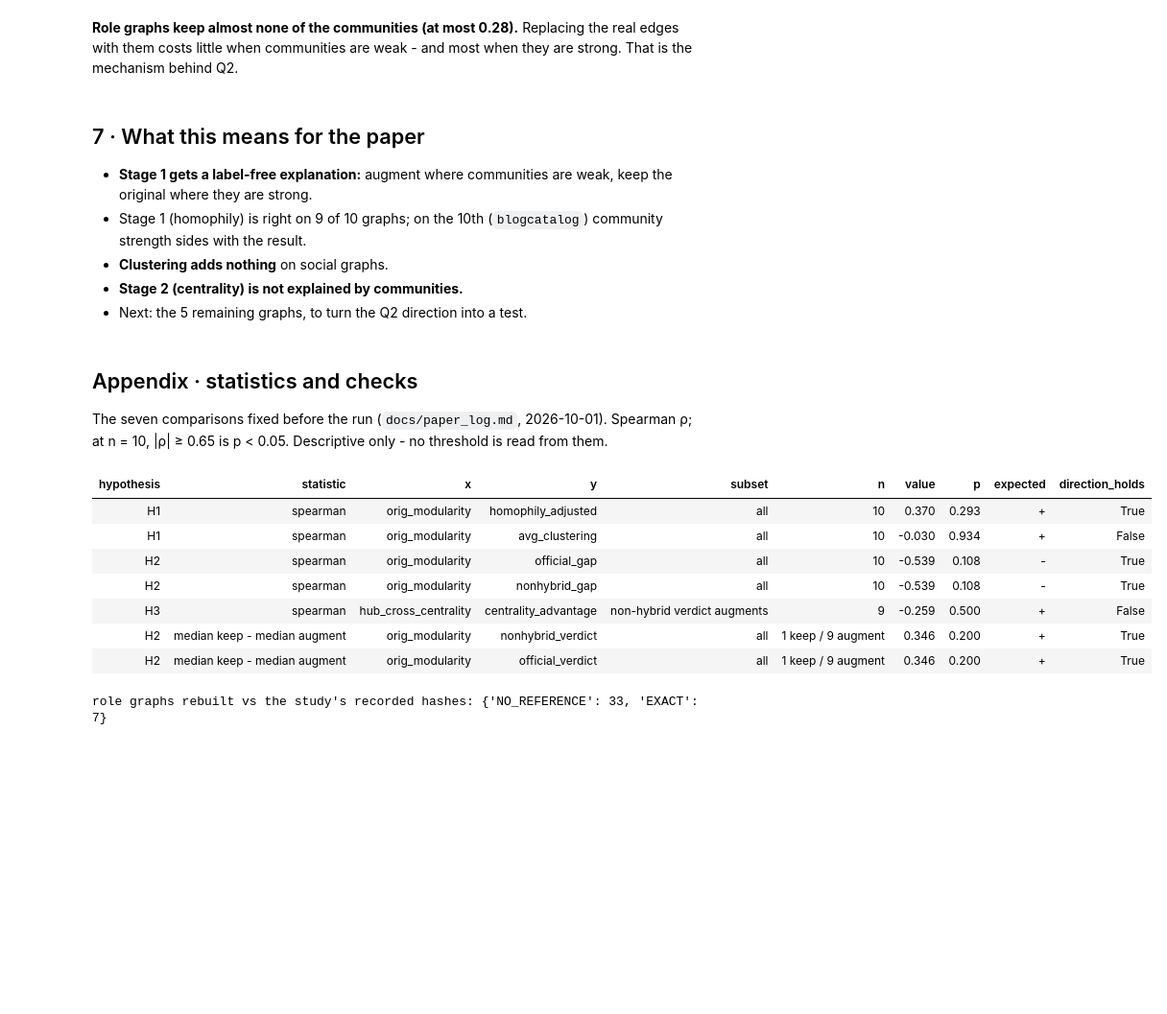
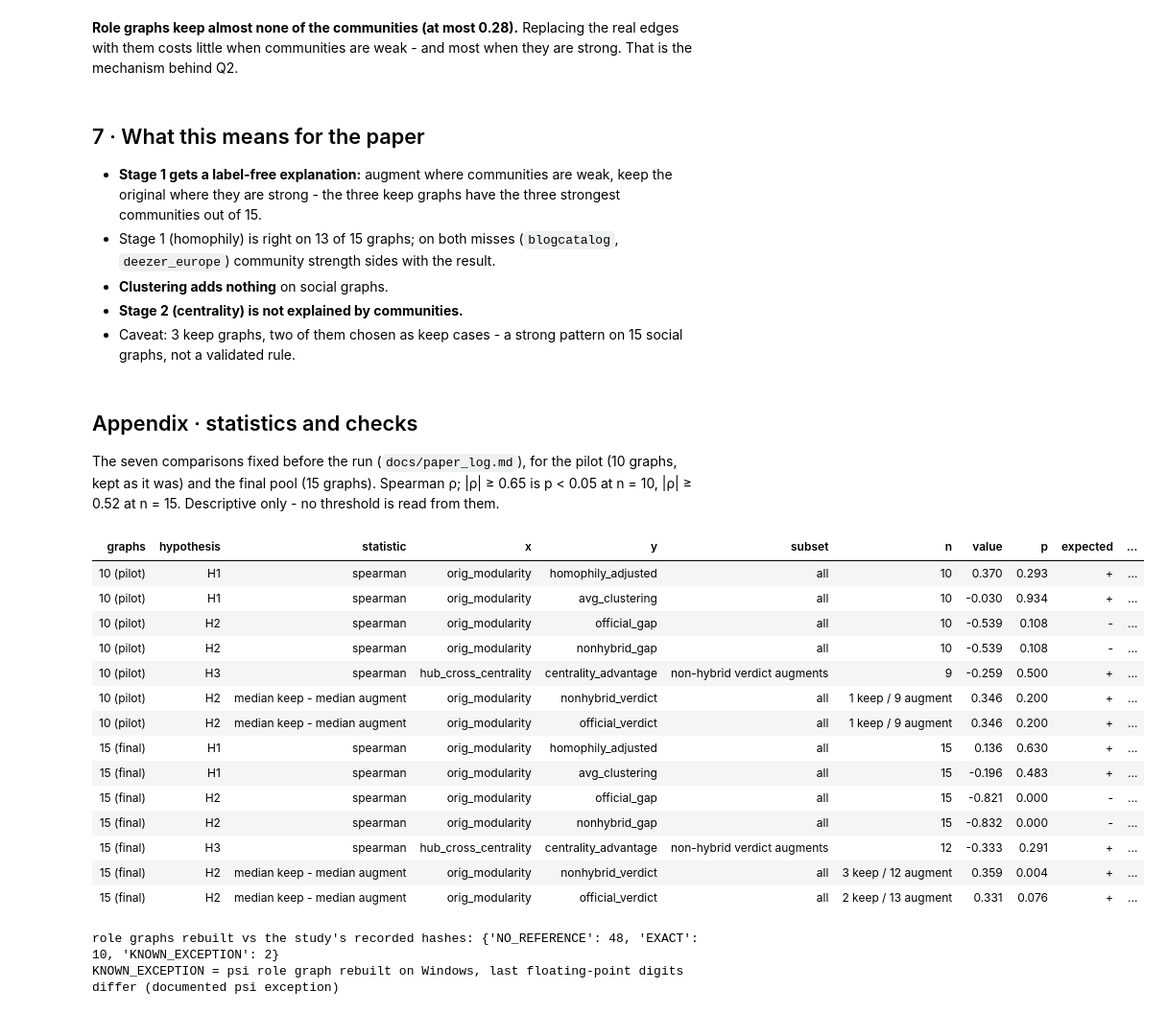
Before and after one commit to SafiUllahAdam/virgo-repro, a Jupyter notebook: notebooks/9-community_detection_social.ipynb, the cells around one changed output. Shown at 96% size. Saved outputs shown, nothing was run; the diff lists cells and outputs as text; code cells hidden in the pictures; blank space fills up the shorter version.

```diff
--- a/notebooks/9-community_detection_social.ipynb
+++ b/notebooks/9-community_detection_social.ipynb
@@ -277,25 +330,35 @@ show(k)
 # %% [markdown]
 ## 7 · What this means for the paper
 
-- **Stage 1 gets a label-free explanation:** augment where communities are weak, keep the original where they are strong.
-- Stage 1 (homophily) is right on 9 of 10 graphs; on the 10th (`blogcatalog`) community strength sides with the result.
+- **Stage 1 gets a label-free explanation:** augment where communities are weak, keep the original where they are strong - the three keep graphs have the three strongest communities out of 15.
+- Stage 1 (homophily) is right on 13 of 15 graphs; on both misses (`blogcatalog`, `deezer_europe`) community strength sides with the result.
 - **Clustering adds nothing** on social graphs.
 - **Stage 2 (centrality) is not explained by communities.**
-- Next: the 5 remaining graphs, to turn the Q2 direction into a test.
+- Caveat: 3 keep graphs, two of them chosen as keep cases - a strong pattern on 15 social graphs, not a validated rule.
 # %% [markdown]
 ## Appendix · statistics and checks
 
-The seven comparisons fixed before the run (`docs/paper_log.md`, 2026-10-01). Spearman ρ; at n = 10, |ρ| ≥ 0.65 is p < 0.05. Descriptive only - no threshold is read from them.
+The seven comparisons fixed before the run (`docs/paper_log.md`), for the pilot (10 graphs, kept as it was) and the final pool (15 graphs). Spearman ρ; |ρ| ≥ 0.65 is p < 0.05 at n = 10, |ρ| ≥ 0.52 at n = 15. Descriptive only - no threshold is read from them.
 # %%
-show(corr, digits=3)
+both = pd.concat([corr10.assign(graphs="10 (pilot)"), corr.assign(graphs="15 (final)")], ignore_index=True)
+show(both[["graphs"] + list(corr.columns)], digits=3)
 print("role graphs rebuilt vs the study's recorded hashes:", dict(graphs.hash_status.value_counts()))
+print("KNOWN_EXCEPTION = psi role graph rebuilt on Windows, last floating-point digits differ (documented psi exception)")
 # %% [output]
-| hypothesis | statistic | x | y | subset | n | value | p | expected | direction_holds |
-| H1 | spearman | orig_modularity | homophily_adjusted | all | 10 | 0.370 | 0.293 | + | True |
-| H1 | spearman | orig_modularity | avg_clustering | all | 10 | -0.030 | 0.934 | + | False |
-| H2 | spearman | orig_modularity | official_gap | all | 10 | -0.539 | 0.108 | - | True |
-| H2 | spearman | orig_modularity | nonhybrid_gap | all | 10 | -0.539 | 0.108 | - | True |
-| H3 | spearman | hub_cross_centrality | centrality_advantage | non-hybrid verdict augments | 9 | -0.259 | 0.500 | + | False |
-| H2 | median keep - median augment | orig_modularity | nonhybrid_verdict | all | 1 keep / 9 augment | 0.346 | 0.200 | + | True |
-| H2 | median keep - median augment | orig_modularity | official_verdict | all | 1 keep / 9 augment | 0.346 | 0.200 | + | True |
+| graphs | hypothesis | statistic | x | y | subset | n | value | p | expected | ... |
+| 10 (pilot) | H1 | spearman | orig_modularity | homophily_adjusted | all | 10 | 0.370 | 0.293 | + | ... |
+| 10 (pilot) | H1 | spearman | orig_modularity | avg_clustering | all | 10 | -0.030 | 0.934 | + | ... |
+| 10 (pilot) | H2 | spearman | orig_modularity | official_gap | all | 10 | -0.539 | 0.108 | - | ... |
+| 10 (pilot) | H2 | spearman | orig_modularity | nonhybrid_gap | all | 10 | -0.539 | 0.108 | - | ... |
+| 10 (pilot) | H3 | spearman | hub_cross_centrality | centrality_advantage | non-hybrid verdict augments | 9 | -0.259 | 0.500 | + | ... |
+| 10 (pilot) | H2 | median keep - median augment | orig_modularity | nonhybrid_verdict | all | 1 keep / 9 augment | 0.346 | 0.200 | + | ... |
+| 10 (pilot) | H2 | median keep - median augment | orig_modularity | official_verdict | all | 1 keep / 9 augment | 0.346 | 0.200 | + | ... |
+| 15 (final) | H1 | spearman | orig_modularity | homophily_adjusted | all | 15 | 0.136 | 0.630 | + | ... |
+| 15 (final) | H1 | spearman | orig_modularity | avg_clustering | all | 15 | -0.196 | 0.483 | + | ... |
+| 15 (final) | H2 | spearman | orig_modularity | official_gap | all | 15 | -0.821 | 0.000 | - | ... |
+| 15 (final) | H2 | spearman | orig_modularity | nonhybrid_gap | all | 15 | -0.832 | 0.000 | - | ... |
+| 15 (final) | H3 | spearman | hub_cross_centrality | centrality_advantage | non-hybrid verdict augments | 12 | -0.333 | 0.291 | + | ... |
+| 15 (final) | H2 | median keep - median augment | orig_modularity | nonhybrid_verdict | all | 3 keep / 12 augment | 0.359 | 0.004 | + | ... |
+| 15 (final) | H2 | median keep - median augment | orig_modularity | official_verdict | all | 2 keep / 13 augment | 0.331 | 0.076 | + | ... |
-role graphs rebuilt vs the study's recorded hashes: {'NO_REFERENCE': 33, 'EXACT': 7}
+role graphs rebuilt vs the study's recorded hashes: {'NO_REFERENCE': 48, 'EXACT': 10, 'KNOWN_EXCEPTION': 2}
+KNOWN_EXCEPTION = psi role graph rebuilt on Windows, last floating-point digits differ (documented psi exception)
```
Also changed, not shown: parts of 17 cells of this notebook, 3 other files.
